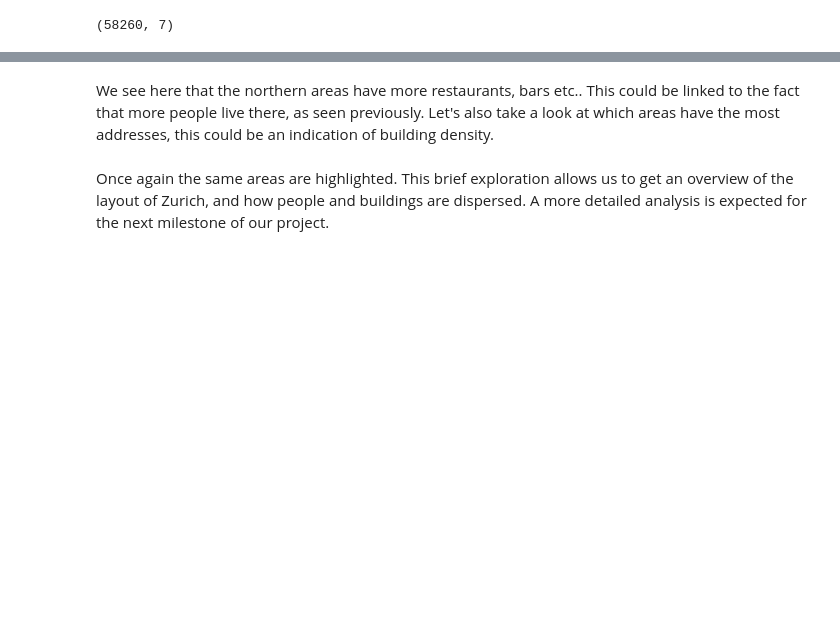
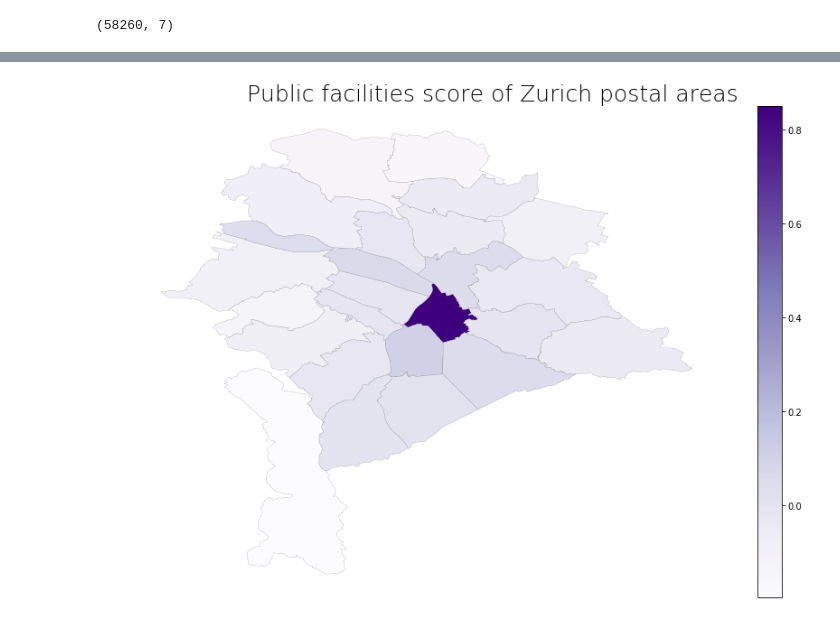
Before and after one commit to MLortki/ADA2018-Project-Quality-of-Space-AMG, a Jupyter notebook: zurich_open_data_exploration.ipynb, the cells around one changed output, grey strips where cells are left out. Cells and saved outputs as stored; diff of their text form; code cells hidden in the pictures; blank space fills up the shorter version.

```diff
--- a/zurich_open_data_exploration.ipynb
+++ b/zurich_open_data_exploration.ipynb
@@ -481,6 +675,6 @@ pop_normed_df2 = pop_normed_df2.drop_duplicates('addresses')
 # %%
 # use function defined above to create choropleth map
-plot_geopandas(gpd.GeoDataFrame(pop_normed_df2), 'hospitality_companies',\
-               'Number of hospitality companies per person in  per person Zurich postal areas','Purples')
+plot_geopandas(gpd.GeoDataFrame(zurich_indicators_df), 'pf_indic',\
+               'Public facilities score of Zurich postal areas','Purples')
+# %% [output]
+[figure, added]
-# %% [markdown]
-We see here that the northern areas have more restaurants, bars etc.. This could be linked to the fact that more people live there, as seen previously. Let's also take a look at which areas have the most addresses, this could be an indication of building density.
@@ -491,2 +680,0 @@ plot_geopandas(gpd.GeoDataFrame(pop_normed_df2), 'addresses',\
-# %% [markdown]
-Once again the same areas are highlighted. This brief exploration allows us to get an overview of the layout of Zurich, and how people and buildings are dispersed. A more detailed analysis is expected for the next milestone of our project.
```
Also changed, not shown: parts of 22 cells of this notebook, 2 other files.
